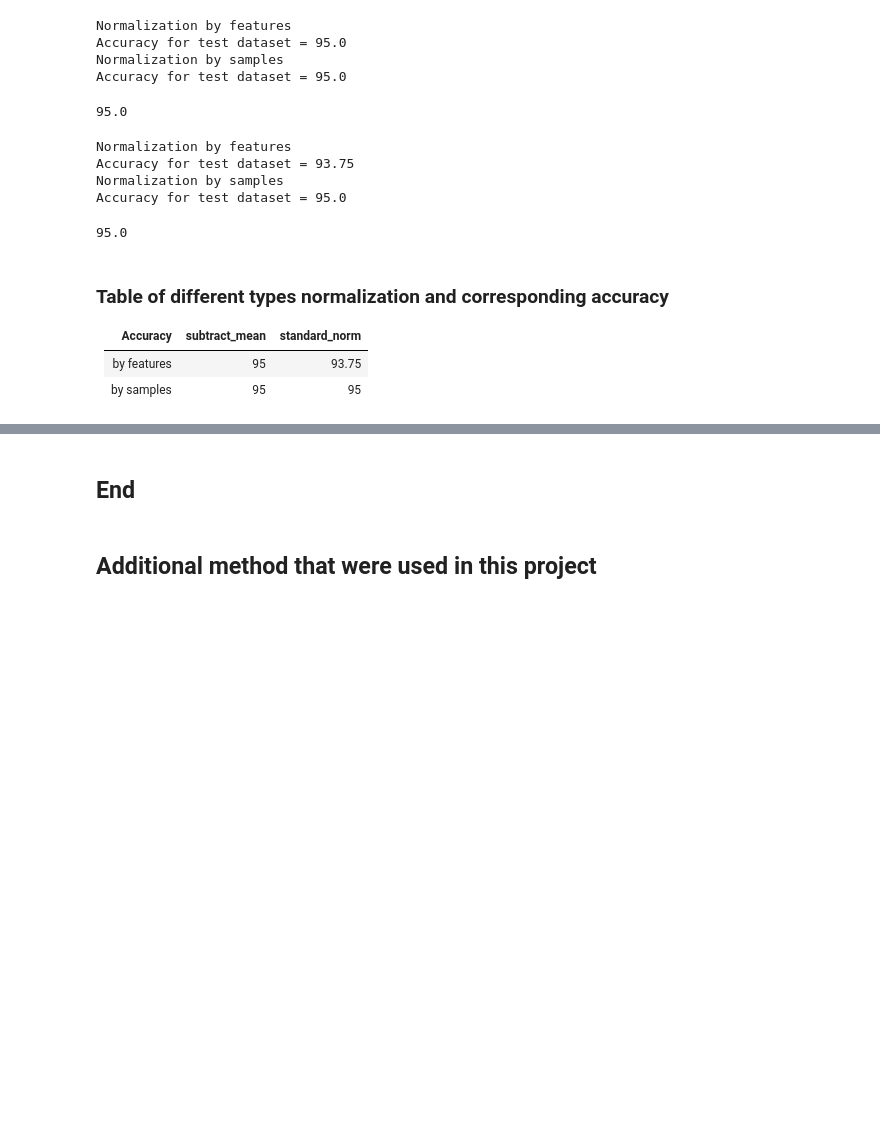
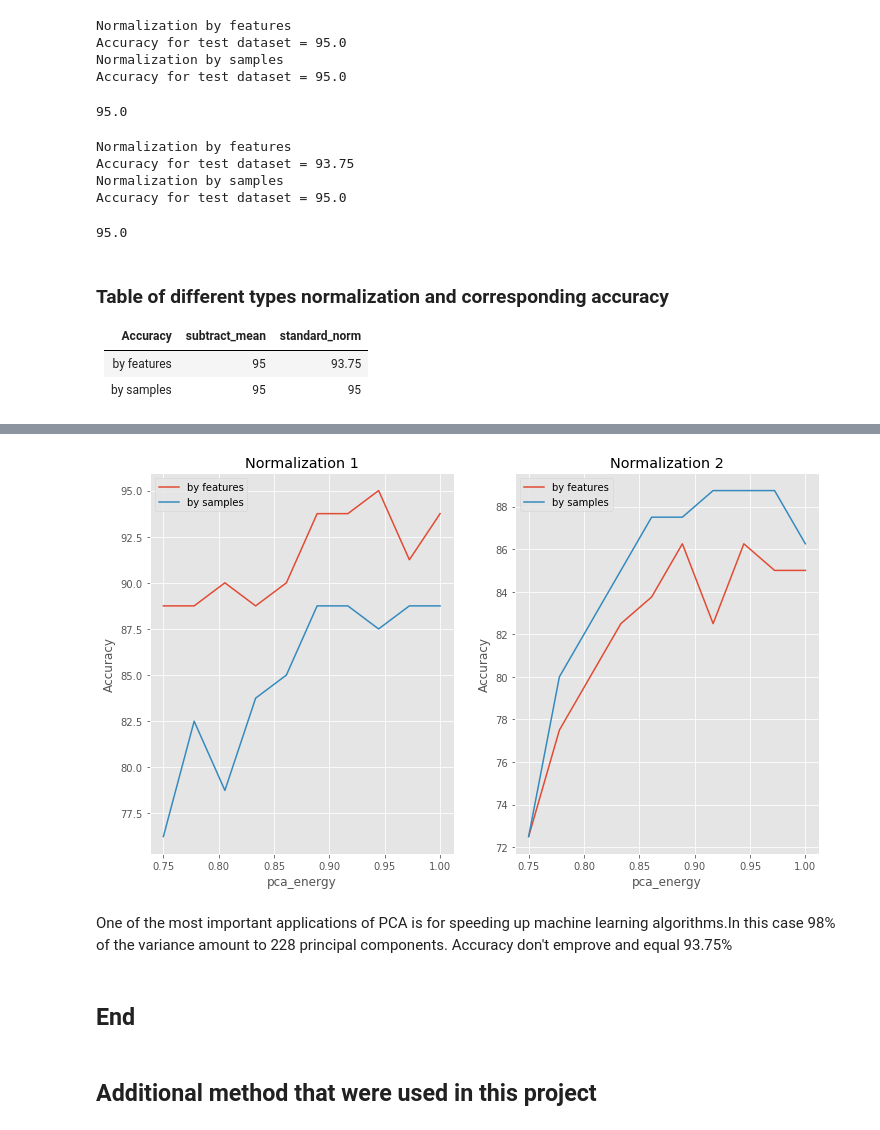
Before and after one commit to vasylcf/face_recognition, a Jupyter notebook: face_recognition_v3.ipynb, the cells around one changed output, grey strips where cells are left out. Cells and saved outputs as stored; diff of their text form; code cells hidden in the pictures; blank space fills up the shorter version.

```diff
--- a/face_recognition_v2.ipynb
+++ b/face_recognition_v3.ipynb
@@ -270,7 +270,7 @@ def show_errors(train_set,train_labels,test_set,test_labels,predict_index,err_in
 # %%
 def model_face_recognition(train_set,train_labels,test_set,test_labels,
                            show_err=True,show_correct=False,figsize=(10,10), index=1, norm=0, axis=0,
-                           pca_flag=False, pca_energy=0.98, lbp_flag=False):
+                           pca_flag=False, pca_energy=0.98,log=True, lbp_flag=False):
 
     """
     This function recognise face.
@@ -288,6 +288,7 @@ def model_face_recognition(train_set,train_labels,test_set,test_labels,
     axis -- axis of normalization
     pca_flag -- turn on PCA
     pca_energy -- coefficient of explained bariance, default value=0.98
+    log -- turn on print log
 
     Return:
     acc -- Accuracy
@@ -302,12 +303,16 @@ def model_face_recognition(train_set,train_labels,test_set,test_labels,
 
 
     if pca_flag:
-        train_set, test_set, n_components=pca_model(train_set, test_set, pca_energy=pca_energy, kind_normalize=norm)
+        if norm==0:
+            print('Warning! You have to make normalization.')
+        train_set,transform_pca = my_pca(train_set,pca_energy=pca_energy,log=log)
+        test_set = np.dot(transform_pca,test_set.T).T
 
     predict_index=identify_employee(train_set,test_set)
 
     acc,err_index,true_index=accuracy(train_labels,test_labels, predict_index,index=index)
-    print(f'Accuracy for test dataset = {acc}')
+    if log:
+        print(f'Accuracy for test dataset = {acc}')
     #Error visualization
     if show_err:
         show_errors(train_set,train_labels,test_set,test_labels,predict_index,err_index,index=index,figsize=figsize)
@@ -399,0 +498,27 @@ Accuracy for test dataset = 95.0
+# %%
+#Vizualization
+plt.style.use('ggplot')
+plt.figure(figsize=(12,7))
+pca_list=np.linspace(0.75,1,10)
+norm_list=[1,2]
+axis=[0,1]
+for n in norm_list:
+    for a in axis:
+        results=[]
+        if a==0:
+            name_axis='by features'
+        else:
+            name_axis='by samples'
+        for p in pca_list:
+            acc=model_face_recognition(train_set,train_labels,test_set,test_labels,
+                                   show_err=False,show_correct=False, norm=n, axis=a,
+                                   pca_flag=True, pca_energy=p,log=False)
+            results.append(acc)
+        plt.subplot(1,2,n)
+        plt.plot(pca_list,results,label=f'{name_axis}')
+        plt.title(f'Normalization {n}')
+        plt.xlabel('pca_energy')
+        plt.ylabel('Accuracy')
+        plt.grid(1)
+        plt.legend()
+# %% [output]
@@ -400,3 +527,7 @@ Accuracy for test dataset = 95.0
+[figure, added]
+# %% [markdown]
+One of the most important applications of PCA is for speeding up machine learning algorithms.In this case 98% of the variance amount to 228 principal components.
+Accuracy don't emprove and equal 93.75%
 # %% [markdown]
 ## End
 # %% [markdown]
```
Also changed, not shown: parts of 18 cells of this notebook.
